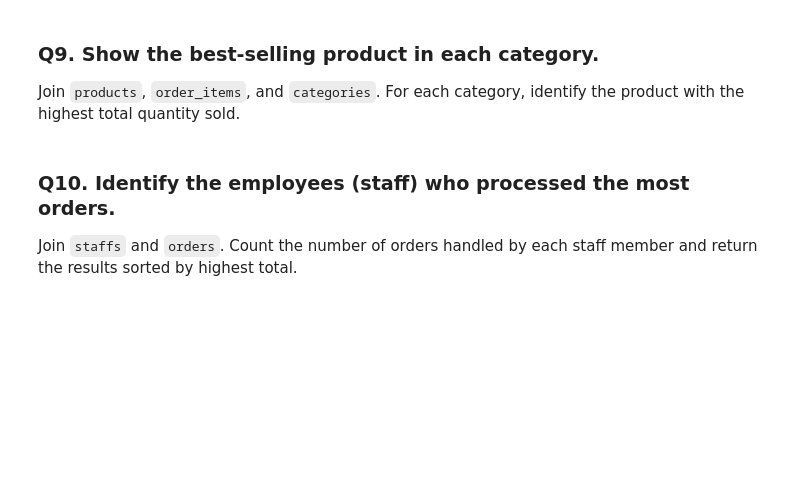
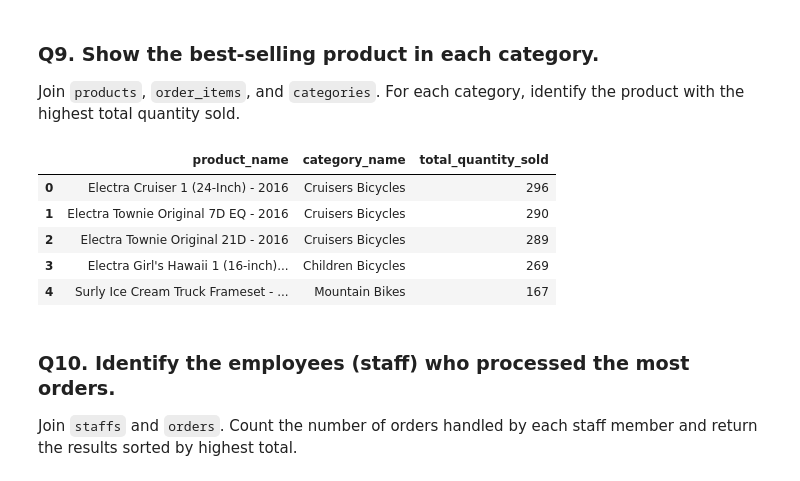
Before and after one commit to KittyRose8267/DA_M3_W3_Workflow, a Jupyter notebook: workflow_practice.ipynb, the cells around one changed output. Cells and saved outputs as stored; diff of their text form; code cells hidden in the pictures; blank space fills up the shorter version.

```diff
--- a/workflow_practice.ipynb
+++ b/workflow_practice.ipynb
@@ -257,6 +304,22 @@ Join `customers`, `orders`, and `order_items`. Sum the total spending per custom
 Join `products`, `order_items`, and `categories`. For each category, identify the product with the highest total quantity sold.
 # %%
 # Your query here
+pd.read_sql("""
+    Select p.product_name, c.category_name, SUM(oi.quantity) as total_quantity_sold
+    From order_items as oi
+    Join products as p on p.product_id = oi.product_id
+    Join categories as c on c.category_id = p.category_id
+    Group by p.product_name
+    ORDER BY total_quantity_sold DESC
+    LIMIT 5;
+""", connection)
+# %% [output]
+|  | product_name | category_name | total_quantity_sold |
+| 0 | Electra Cruiser 1 (24-Inch) - 2016 | Cruisers Bicycles | 296 |
+| 1 | Electra Townie Original 7D EQ - 2016 | Cruisers Bicycles | 290 |
+| 2 | Electra Townie Original 21D - 2016 | Cruisers Bicycles | 289 |
+| 3 | Electra Girl's Hawaii 1 (16-inch)... | Children Bicycles | 269 |
+| 4 | Surly Ice Cream Truck Frameset - ... | Mountain Bikes | 167 |
 # %% [markdown]
 ### Q10. Identify the employees (staff) who processed the most orders.
 
```
Also changed, not shown: parts of 4 cells of this notebook, 1 other file.
